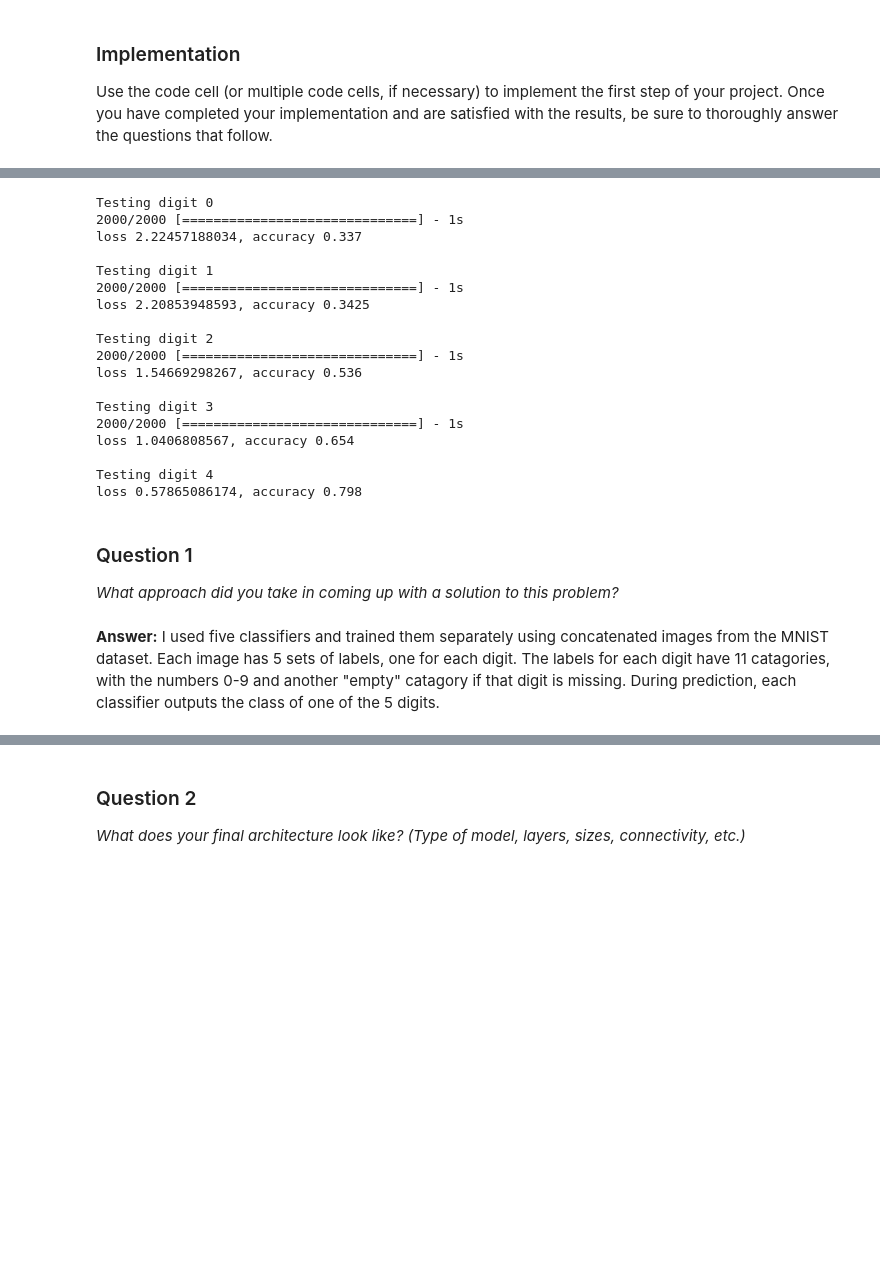
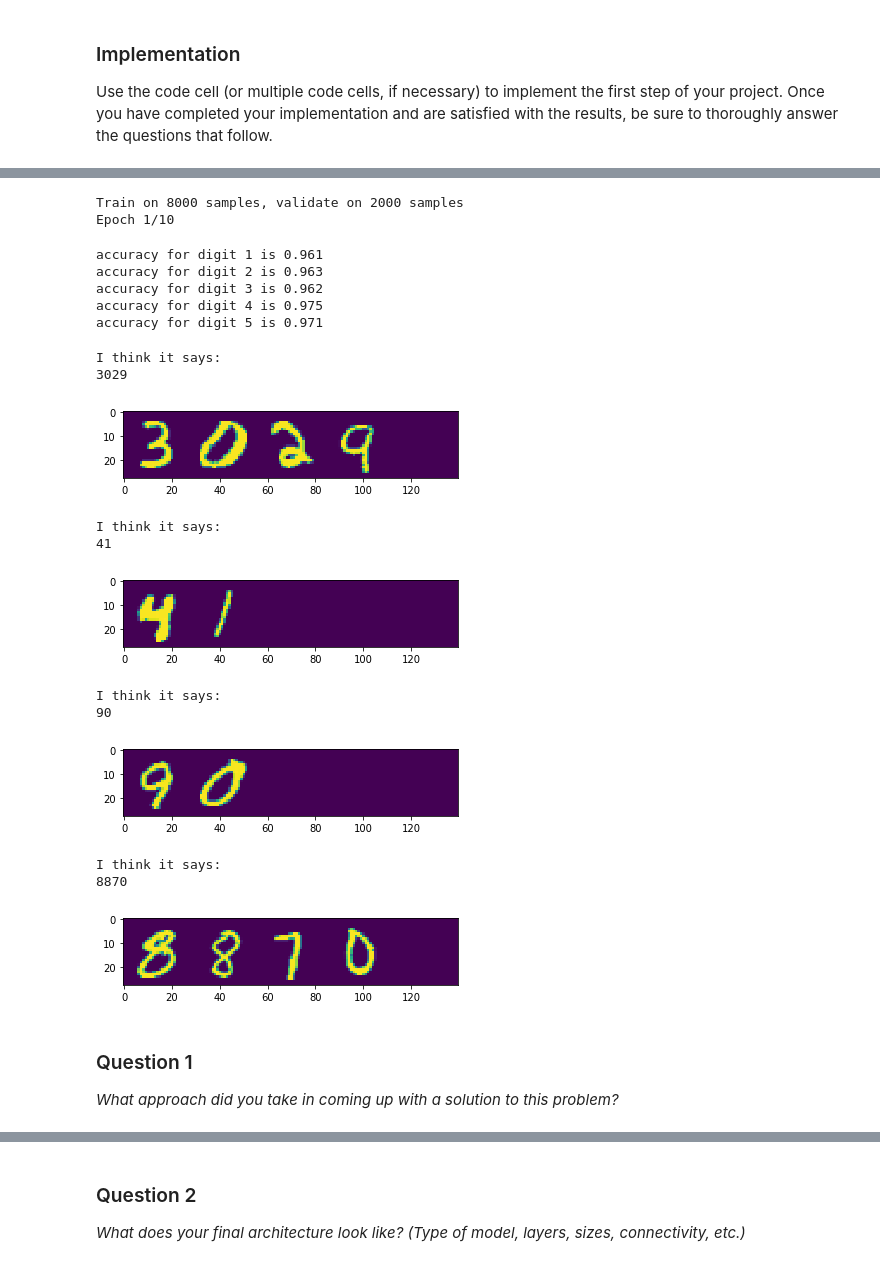
Before and after one commit to yl573/Digit_Recognition, a Jupyter notebook: digit_recognition.ipynb, the cells around one changed output, grey strips where cells are left out. Saved outputs shown, nothing was run; the diff lists cells and outputs as text; code cells hidden in the pictures; blank space fills up the shorter version.

Commit message:
added classifier for real images

```diff
--- a/digit_recognition.ipynb
+++ b/digit_recognition.ipynb
@@ -138,7 +179,2 @@ def create_model():
 
     return model
-# %%
-digit_models = []
-for i in range(DIGITS):
-    model = create_model()
-    digit_models.append(model)
@@ -171,33 +181,47 @@ Wall time: 1min 47s
-# %%
-for i in range(DIGITS):
-    digit_models[i].save('digit_model_{0}.h5'.format(i))
-# %%
-for i in range(DIGITS):
-    print("Testing digit {0}").format(i)
-    result = digit_models[i].evaluate(X_test, y_test[:,i], batch_size=32)
-    #print(result)
-    print("loss {1}, accuracy {2}\n".format(i, result[0], result[1]))
-# %% [output]
-Testing digit 0
-2000/2000 [==============================] - 1s
-loss 2.22457188034, accuracy 0.337
-
-Testing digit 1
-2000/2000 [==============================] - 1s
-loss 2.20853948593, accuracy 0.3425
-
-Testing digit 2
-2000/2000 [==============================] - 1s
-loss 1.54669298267, accuracy 0.536
-
-Testing digit 3
-2000/2000 [==============================] - 1s
-loss 1.0406808567, accuracy 0.654
-
-Testing digit 4
-loss 0.57865086174, accuracy 0.798
+# %%
+MNIST_model = create_model(HEIGHT, WIDTH, 1)
+#MNIST_model = load_model(path.join('DigitModels', 'MNIST_model.h5'))
+%time MNIST_model.fit(X_train, list(y_train), nb_epoch=10, validation_split=0.2, verbose=2)
+MNIST_model.save(path.join('DigitModels', 'MNIST_model.h5'))
+# %% [output]
+Train on 8000 samples, validate on 2000 samples
+Epoch 1/10
+# %%
+MNIST_model = load_model(path.join('DigitModels', 'MNIST_model'))
+metrics = MNIST_model.evaluate(X_test, y_test, batch_size=32, verbose=0)
+for i in range(5):
+    print("accuracy for digit {0} is {1}".format(i+1, metrics[i+6]))
+# %% [output]
+accuracy for digit 1 is 0.961
+accuracy for digit 2 is 0.963
+accuracy for digit 3 is 0.962
+accuracy for digit 4 is 0.975
+accuracy for digit 5 is 0.971
+# %%
+for j in range(4):
+    r = random.randint(0, len(X_test))
+    pred = MNIST_model.predict(np.array([X_test[r]]))
+    print('I think it says: ')
+    for i in pred:
+        n = np.argmax(i)
+        if n == 10:
+            n = ' '
+        print(n, end='')
+    plt.imshow(X_test[r].reshape(HEIGHT,WIDTH))
+    plt.show()
+# %% [output]
+I think it says:
+3029
+[figure, added]
+I think it says:
+41
+[figure, added]
+I think it says:
+90
+[figure, added]
+I think it says:
+8870
+[figure, added]
 # %% [markdown]
 ### Question 1
 _What approach did you take in coming up with a solution to this problem?_
-# %% [markdown]
-**Answer:** I used five classifiers and trained them separately using concatenated images from the MNIST dataset. Each image has 5 sets of labels, one for each digit. The labels for each digit have 11 catagories, with the numbers 0-9 and another "empty" catagory if that digit is missing. During prediction, each classifier outputs the class of one of the 5 digits.
```
Also changed, not shown: parts of 71 cells of this notebook.
